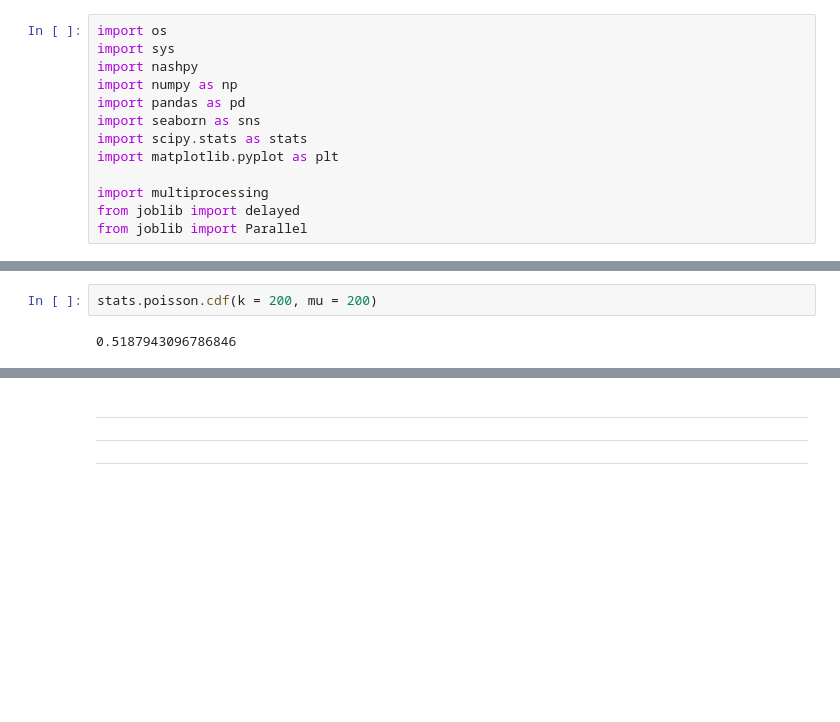
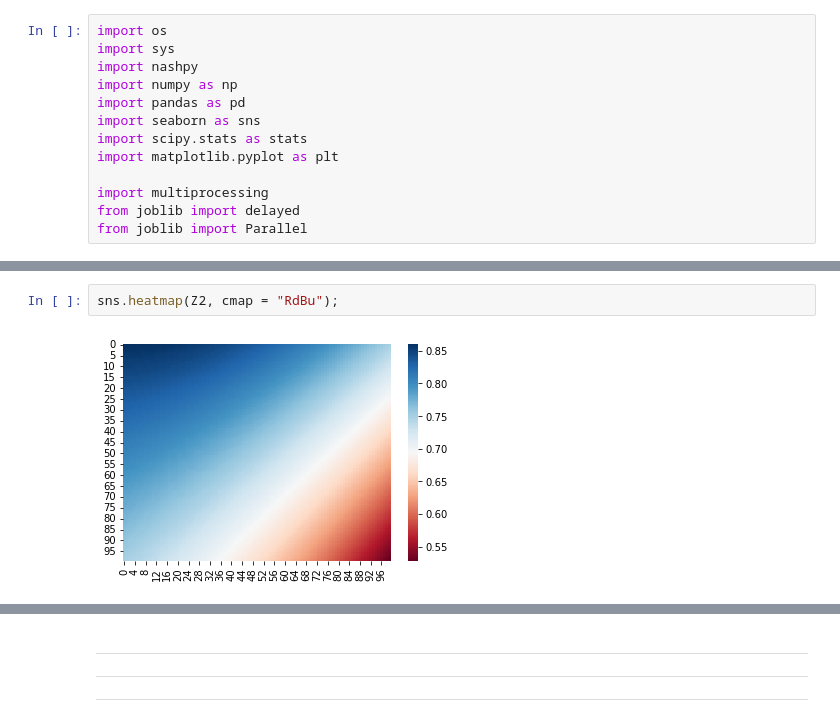
Before and after one commit to MattiaBrocco/VANET-game-theory, a Jupyter notebook: MB_attempt_1.ipynb, the cells around one changed output, grey strips where cells are left out. Cells and saved outputs as stored; diff of their text form; blank space fills up the shorter version.

```diff
--- a/MB_attempt_1.ipynb
+++ b/MB_attempt_1.ipynb
@@ -110,4 +142,4 @@ def Simulation(C, omega, gamma, v0, rate_list = None,
 # %%
-stats.poisson.cdf(k = 200, mu = 200)
+sns.heatmap(Z2, cmap = "RdBu");
 # %% [output]
-0.5187943096786846
+[figure, added]
```
Also changed, not shown: parts of 13 cells of this notebook.
